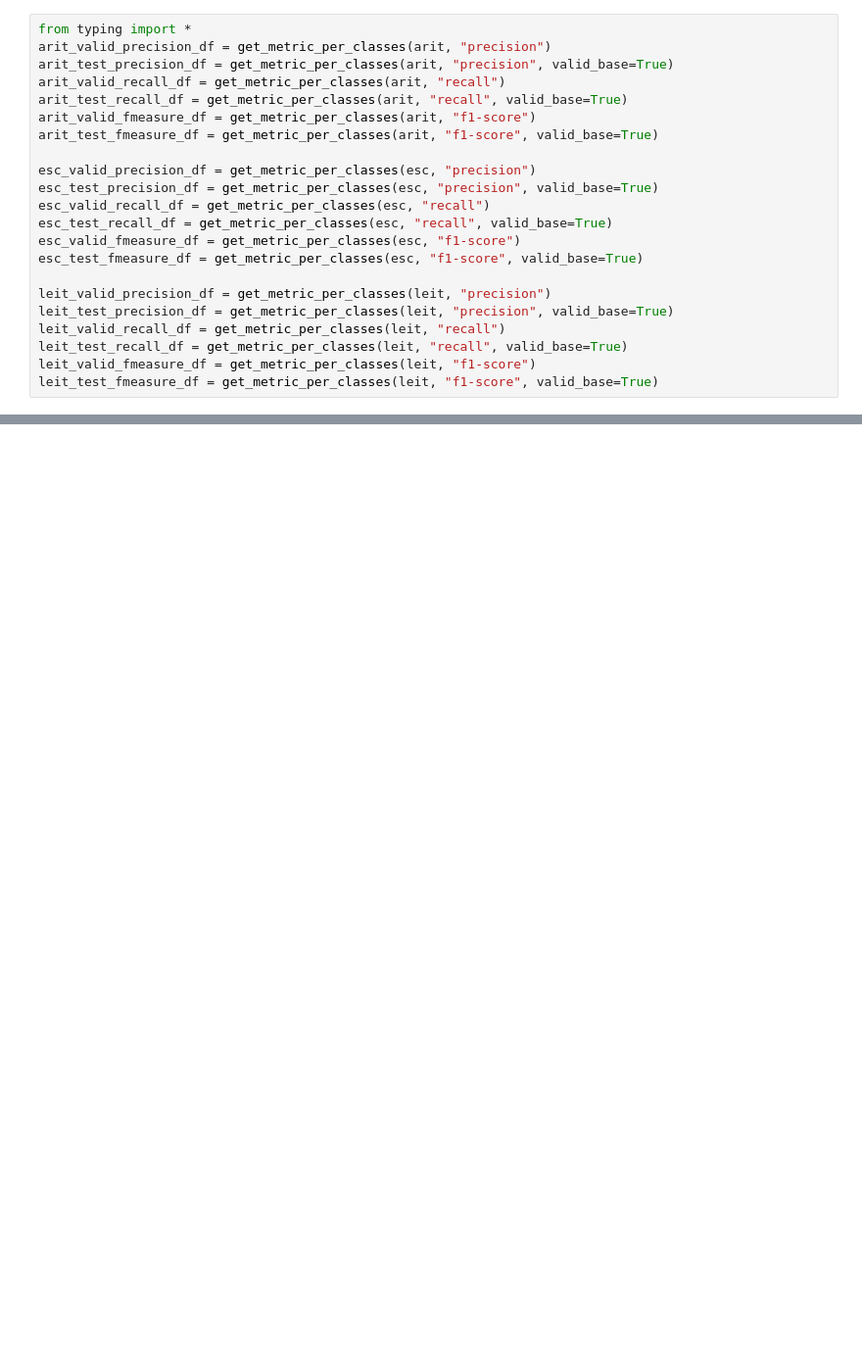
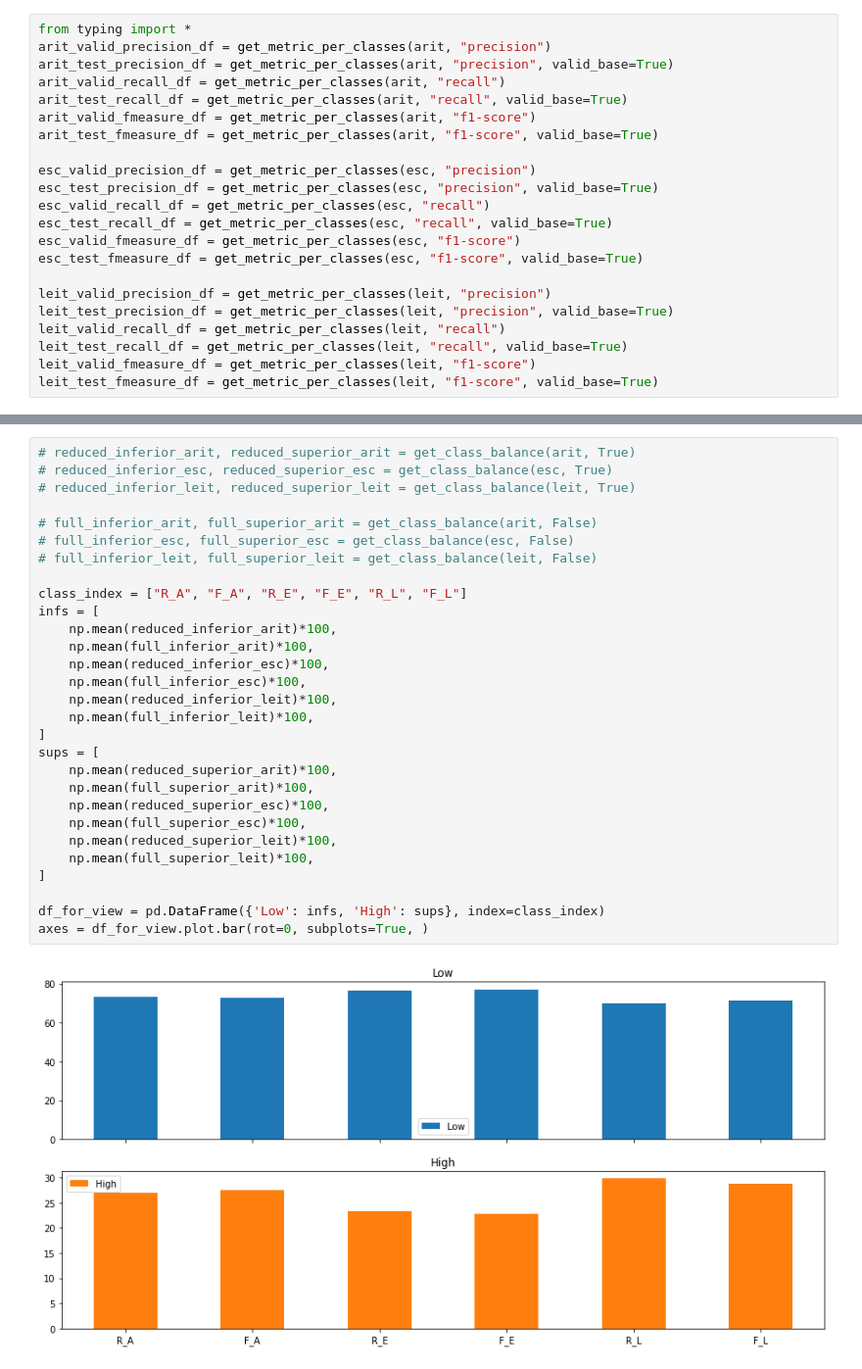
Before and after one commit to HenriqueHott/miloud-2013-ant-is, a Jupyter notebook: analytics.ipynb, the cells around one changed output, grey strips where cells are left out. Shown at 98% size. Drawn from its saved outputs; the diff is of its cells as text; blank space fills up the shorter version.

```diff
--- a/analytics.ipynb
+++ b/analytics.ipynb
@@ -941,0 +1074,31 @@ ax1.legend(loc='upper center', bbox_to_anchor=(0.5, -0.05), fancybox=True, shado
+# %%
+# reduced_inferior_arit, reduced_superior_arit = get_class_balance(arit, True)
+# reduced_inferior_esc, reduced_superior_esc = get_class_balance(esc, True)
+# reduced_inferior_leit, reduced_superior_leit = get_class_balance(leit, True)
+
+# full_inferior_arit, full_superior_arit = get_class_balance(arit, False)
+# full_inferior_esc, full_superior_esc = get_class_balance(esc, False)
+# full_inferior_leit, full_superior_leit = get_class_balance(leit, False)
+
+class_index = ["R_A", "F_A", "R_E", "F_E", "R_L", "F_L"]
+infs = [
+    np.mean(reduced_inferior_arit)*100,
+    np.mean(full_inferior_arit)*100,
+    np.mean(reduced_inferior_esc)*100,
+    np.mean(full_inferior_esc)*100,
+    np.mean(reduced_inferior_leit)*100,
+    np.mean(full_inferior_leit)*100,
+]
+sups = [
+    np.mean(reduced_superior_arit)*100,
+    np.mean(full_superior_arit)*100,
+    np.mean(reduced_superior_esc)*100,
+    np.mean(full_superior_esc)*100,
+    np.mean(reduced_superior_leit)*100,
+    np.mean(full_superior_leit)*100,
+]
+
+df_for_view = pd.DataFrame({'Low': infs, 'High': sups}, index=class_index)
+axes = df_for_view.plot.bar(rot=0, subplots=True, )
+# %% [output]
+[figure, added]
```
Also changed, not shown: parts of 14 cells of this notebook, 10 other files.
